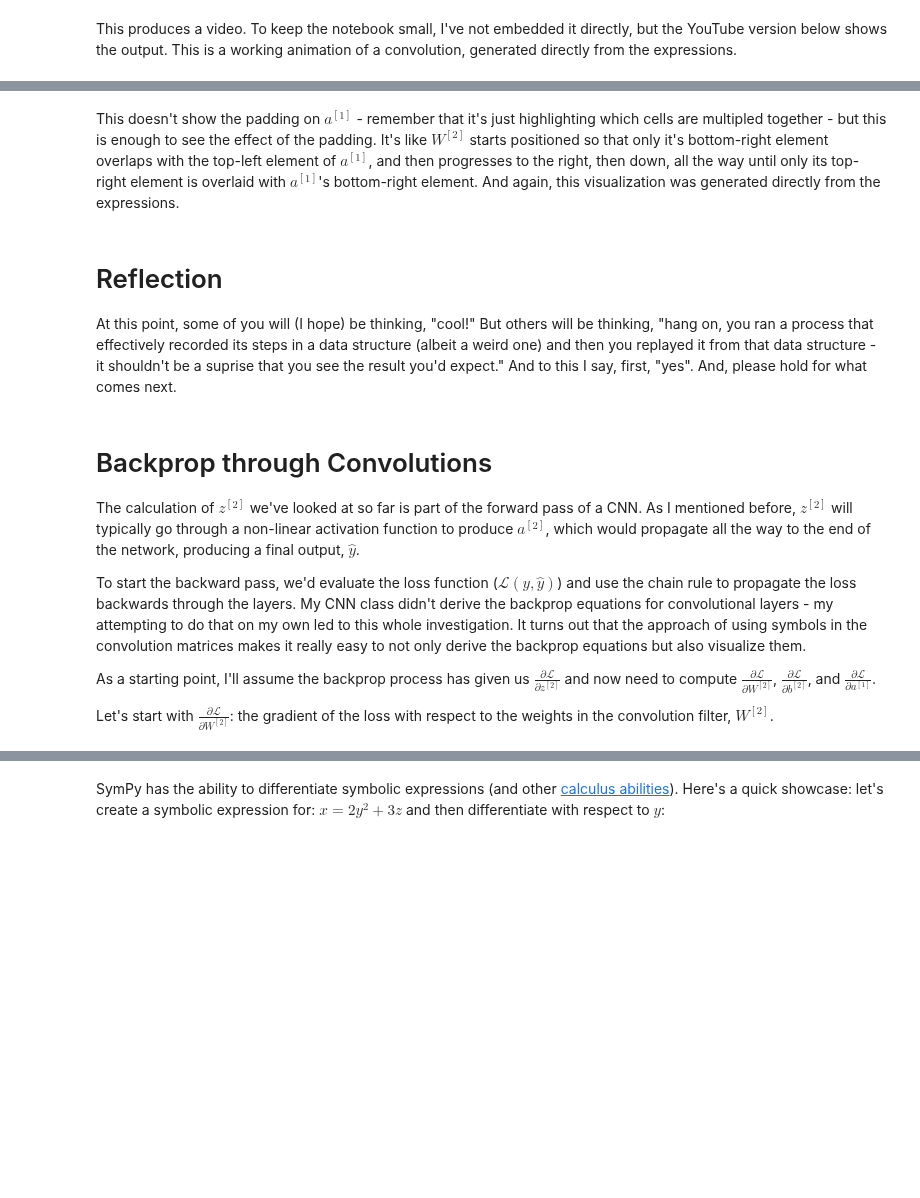
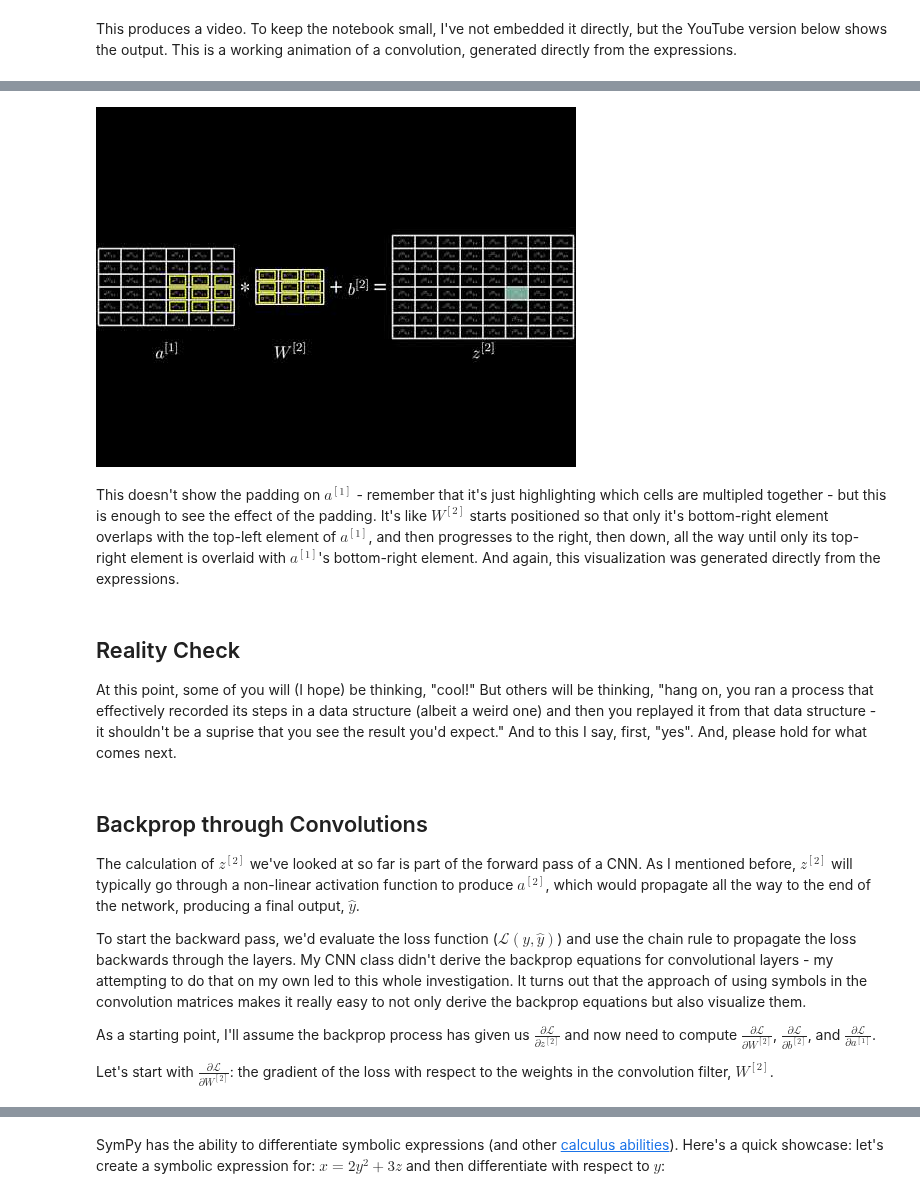
Before and after one commit to spather/sym-conv, a Jupyter notebook: notebooks/sym-conv.ipynb, the cells around one changed output, grey strips where cells are left out. Saved outputs shown, nothing was run; the diff lists cells and outputs as text; code cells hidden in the pictures; blank space fills up the shorter version.

```diff
--- a/notebooks/sym-conv.ipynb
+++ b/notebooks/sym-conv.ipynb
@@ -755,11 +540,17 @@ class FullConvolutionForward(Scene):
+# %%
+#| echo: false
+video_id = 'Svs0BM8Gsok'
+YouTubeVideo(video_id, allow_autoplay=True, loop=1, mute=1, playlist=video_id)
+# %% [output]
+[figure, added]
 # %% [markdown]
 This doesn't show the padding on $a^{[1]}$ - remember that it's just highlighting which cells are multipled together - but this is enough to see the effect of the padding. It's like $W^{[2]}$ starts positioned so that only it's bottom-right element overlaps with the top-left element of $a^{[1]}$, and then progresses to the right, then down, all the way until only its top-right element is overlaid with $a^{[1]}$'s bottom-right element. And again, this visualization was generated directly from the expressions.
 # %% [markdown]
-# Reflection
+## Reality Check
 
 At this point, some of you will (I hope) be thinking, "cool!" But others will be thinking, "hang on, you ran a process that effectively recorded its steps in a data structure (albeit a weird one) and then you replayed it from that data structure - it shouldn't be a suprise that you see the result you'd expect." And to this I say, first, "yes". And, please hold for what comes next.
 # %% [markdown]
-# Backprop through Convolutions
+## Backprop through Convolutions
 
 The calculation of $z^{[2]}$ we've looked at so far is part of the forward pass of a CNN. As I mentioned before, $z^{[2]}$ will typically go through a non-linear activation function to produce $a^{[2]}$, which would propagate all the way to the end of the network, producing a final output, $\hat{y}$.
 
```
Also changed, not shown: parts of 37 cells of this notebook.
